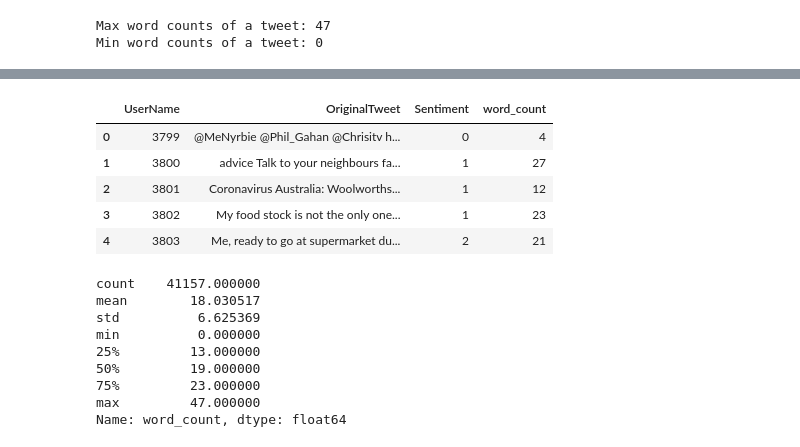
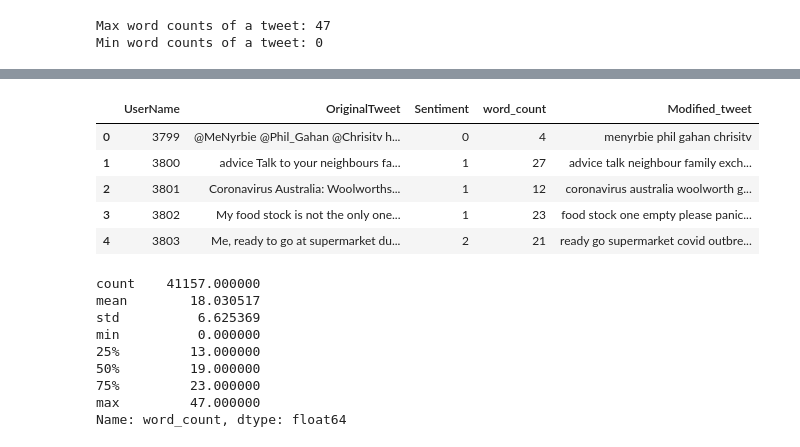
Before and after one commit to SubhadipGhosh07/Coronavirus-Tweet-Sentiment-Analysis, a Jupyter notebook: Coronavirus_Tweet_Sentiment_Analysis.ipynb, the cells around one changed output, grey strips where cells are left out. Drawn from its saved outputs; the diff is of its cells as text; code cells hidden in the pictures.

```diff
--- a/Coronavirus_Tweet_Sentiment_Analysis.ipynb
+++ b/Coronavirus_Tweet_Sentiment_Analysis.ipynb
@@ -148,7 +174,7 @@ from nltk.stem.porter import PorterStemmer
 from nltk.stem import WordNetLemmatizer
 import string
 import nltk
-ps = PorterStemmer()
+lm = WordNetLemmatizer()
 # %%
 nltk.download("stopwords")
 # %% [output]
@@ -176,7 +202,7 @@ for i in range(len(data)):
     tweet=' '.join([word for word in tweet.split() if word[0:5]!='https'])
     substitute = re.sub("[^a-zA-Z]",' ',tweet)
     substitute=substitute.lower()
-    final_tweet= ' '.join([ps.stem(word) for word in substitute.split() if word not in stopwords.words("english")])
+    final_tweet= ' '.join([lm.lemmatize(word) for word in substitute.split() if word not in stopwords.words("english")])
     corpus.append(final_tweet)
 # %%
 # Printing the first tweets from our corpus
@@ -225,14 +259,15 @@ Min word counts of a tweet: 0
 # %%
 # Our dataset
 data['word_count']=corpus_word_count
+data['Modified_tweet'] = corpus
 data.head()
 # %% [output]
-|  | UserName | OriginalTweet | Sentiment | word_count |
-| 0 | 3799 | @MeNyrbie @Phil_Gahan @Chrisitv h... | 0 | 4 |
-| 1 | 3800 | advice Talk to your neighbours fa... | 1 | 27 |
-| 2 | 3801 | Coronavirus Australia: Woolworths... | 1 | 12 |
-| 3 | 3802 | My food stock is not the only one... | 1 | 23 |
-| 4 | 3803 | Me, ready to go at supermarket du... | 2 | 21 |
+|  | UserName | OriginalTweet | Sentiment | word_count | Modified_tweet |
+| 0 | 3799 | @MeNyrbie @Phil_Gahan @Chrisitv h... | 0 | 4 | menyrbie phil gahan chrisitv |
+| 1 | 3800 | advice Talk to your neighbours fa... | 1 | 27 | advice talk neighbour family exch... |
+| 2 | 3801 | Coronavirus Australia: Woolworths... | 1 | 12 | coronavirus australia woolworth g... |
+| 3 | 3802 | My food stock is not the only one... | 1 | 23 | food stock one empty please panic... |
+| 4 | 3803 | Me, ready to go at supermarket du... | 2 | 21 | ready go supermarket covid outbre... |
 # %%
 # Describing word counts
 data['word_count'].describe()
```
Also changed, not shown: parts of 43 cells of this notebook.
